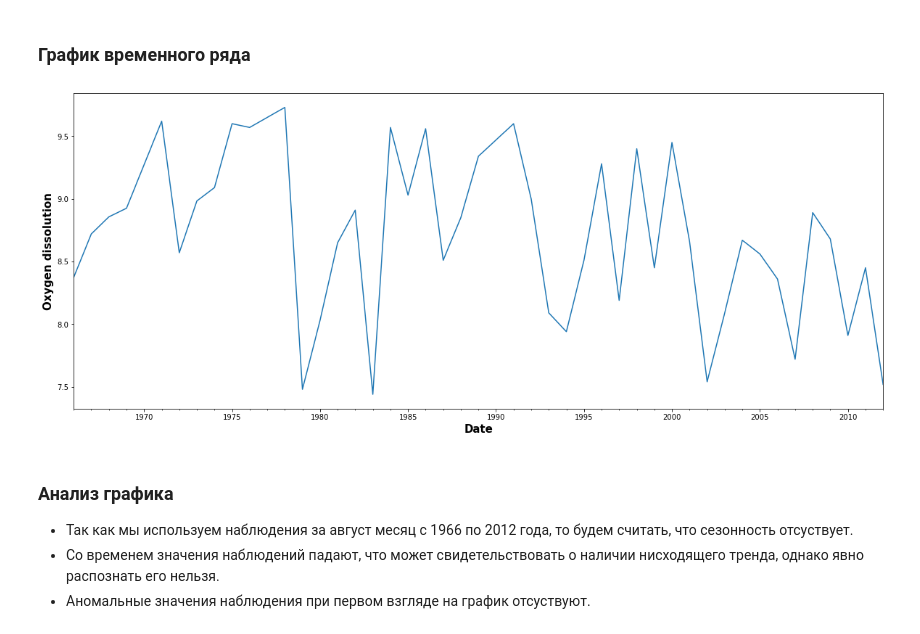
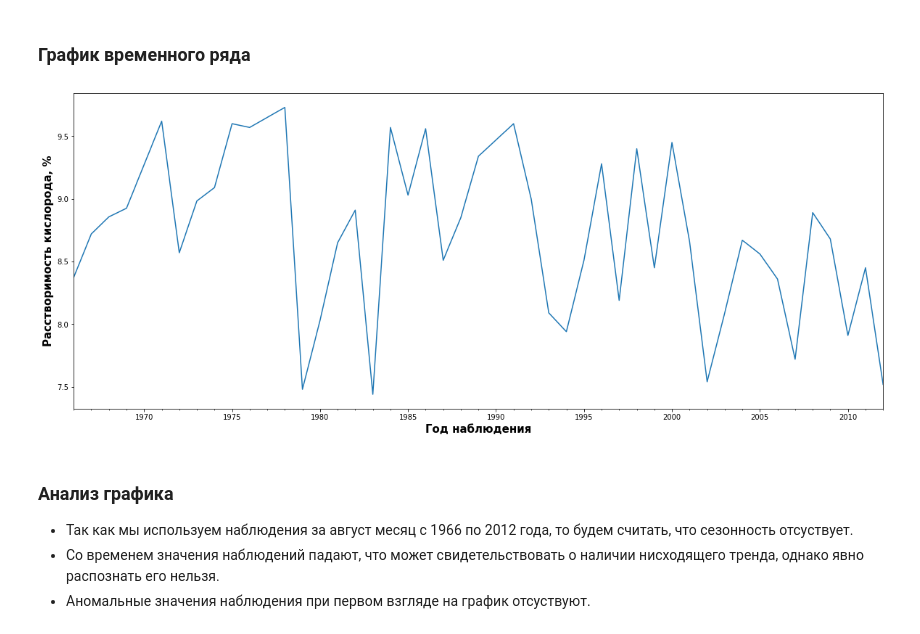
Before and after one commit to nktrn/oxygen_dissolve, a Jupyter notebook: Course work.ipynb, the cells around one changed output. Drawn from its saved outputs; the diff is of its cells as text; code cells hidden in the pictures.

```diff
--- a/Course work.ipynb
+++ b/Course work.ipynb
@@ -68,9 +68,10 @@ def plot_attributes(ax, xlabel='', ylable='', title=''):
     return ax
 # %%
 ax = df.plot(figsize=(20, 8));
-plot_attributes(ax, 'Date', 'Oxygen dissolution');
+plot_attributes(ax, 'Год наблюдения', 'Расстворимость кислорода, %');
+plt.savefig('./img/исходныйряд.png')
 # %% [output]
-[figure, old version]
+[figure, new version]
 # %% [markdown]
 ### Анализ графика
 - Так как мы используем наблюдения за август месяц с 1966 по 2012 года, то будем считать, что сезонность отсуствует.
```
Also changed, not shown: parts of 10 cells of this notebook.
